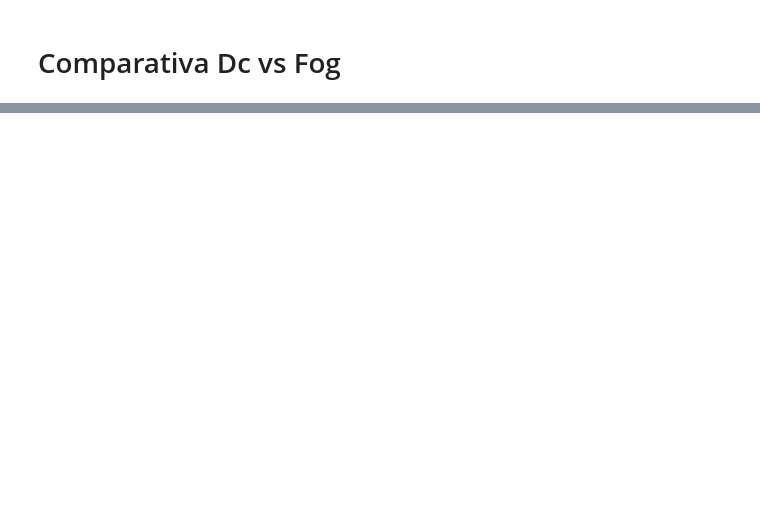
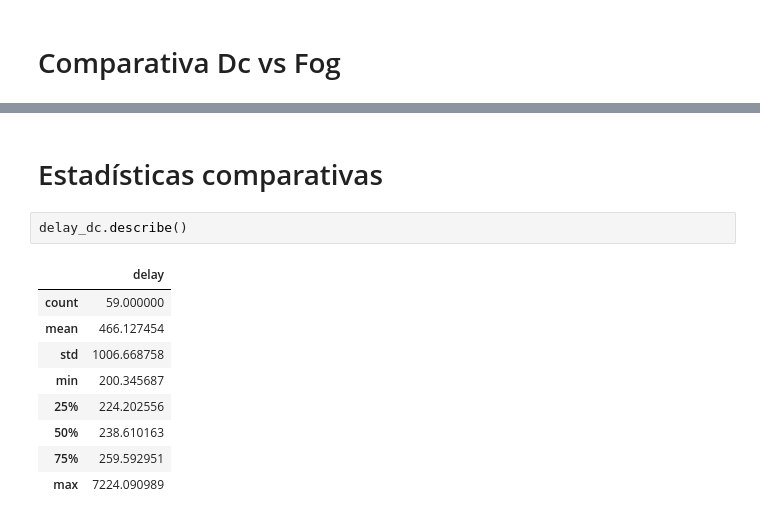
Before and after one commit to UlyssesDeAguilar/Simcan2Fog, a Jupyter notebook: simulations/EdgeScenario/analysis/delays.ipynb, the cells around one changed output, grey strips where cells are left out. Drawn from its saved outputs; the diff is of its cells as text; blank space fills up the shorter version.

```diff
--- a/simulations/EdgeScenario/analysis/delays.ipynb
+++ b/simulations/EdgeScenario/analysis/delays.ipynb
@@ -122,0 +122,14 @@ plt.show()
+# %% [markdown]
+# Estadísticas comparativas
+# %%
+delay_dc.describe()
+# %% [output]
+|  | delay |
+| count | 59.000000 |
+| mean | 466.127454 |
+| std | 1006.668758 |
+| min | 200.345687 |
+| 25% | 224.202556 |
+| 50% | 238.610163 |
+| 75% | 259.592951 |
+| max | 7224.090989 |
```
Also changed, not shown: parts of 6 cells of this notebook, 21 other files.
